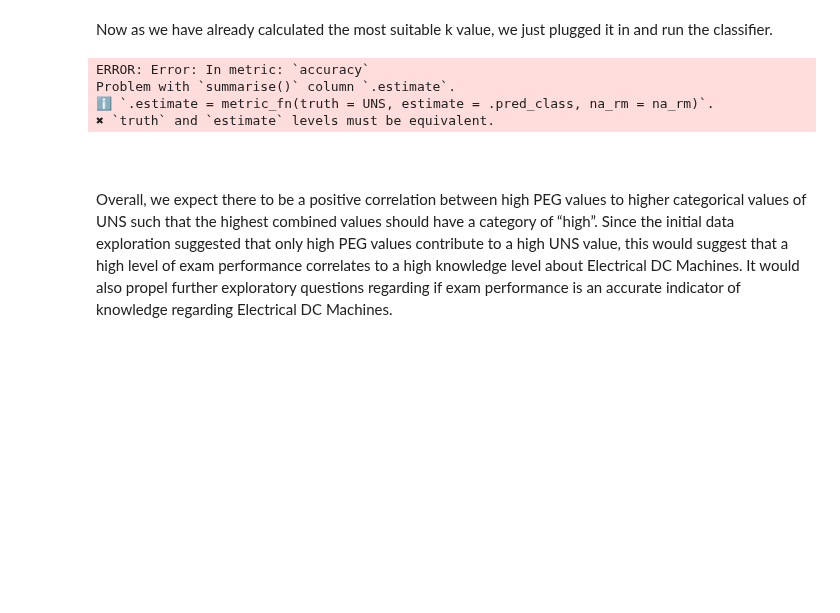
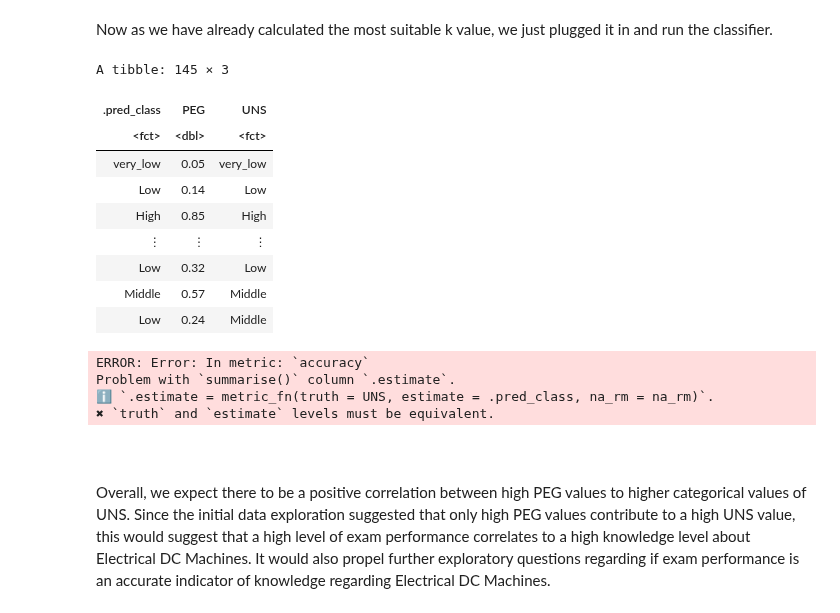
Before and after one commit to pgbenng/DSCI-Group-38-Project, a Jupyter notebook: proposal.ipynb, the cells around one changed output. Drawn from its saved outputs; the diff is of its cells as text; code cells hidden in the pictures; blank space fills up the shorter version.

Commit message:
Organized the format & added explanations
I have made the format of our project tidy and also added some explanations to the code and steps.

```diff
--- a/proposal.ipynb
+++ b/proposal.ipynb
@@ -231,28 +249,38 @@ Now as we have already calculated the most suitable k value, we just plugged it
 # %%
 set.seed(9999)
 knn_spec_2 <- nearest_neighbor(weight_func = "rectangular", neighbors = kmin) %>%      # plug in the k value we found above
               set_engine("kknn") %>%
               set_mode("classification")
 
 knn_fit <- workflow() %>%
            add_recipe(recipe) %>%
            add_model(knn_spec_2) %>%
            fit(data = dataset_training)       #fit the training data
 
 predictions <- knn_fit %>%
                predict(dataset_testing) %>%
                bind_cols(dataset_testing)
-
+predictions
 summary <- predictions %>%
            metrics(truth = UNS, estimate = .pred_class) %>%
            filter(.metric == "accuracy")%>%
            select(.estimate)
 summary
 # %% [output]
-ERROR: Error: In metric: `accuracy`
-Problem with `summarise()` column `.estimate`.
-ℹ `.estimate = metric_fn(truth = UNS, estimate = .pred_class, na_rm = na_rm)`.
-✖ `truth` and `estimate` levels must be equivalent.
+A tibble: 145 × 3
+| .pred_class | PEG | UNS |
+| <fct> | <dbl> | <fct> |
+| very_low | 0.05 | very_low |
+| Low | 0.14 | Low |
+| High | 0.85 | High |
+| ⋮ | ⋮ | ⋮ |
+| Low | 0.32 | Low |
+| Middle | 0.57 | Middle |
+| Low | 0.24 | Middle |
+ERROR: Error: In metric: `accuracy`
+Problem with `summarise()` column `.estimate`.
+ℹ `.estimate = metric_fn(truth = UNS, estimate = .pred_class, na_rm = na_rm)`.
+✖ `truth` and `estimate` levels must be equivalent.
 # %%
 
 conf_mat <- predictions %>%
@@ -261,4 +289,4 @@ conf_mat
 # %% [markdown]
 <br>
 # %% [markdown]
-Overall, we expect there to be a positive correlation between high PEG values to higher categorical values of UNS such that the highest combined values should have a category of “high”. Since the initial data exploration suggested that only high PEG values contribute to a high UNS value, this would suggest that a high level of exam performance correlates to a high knowledge level about Electrical DC Machines. It would also propel further exploratory questions regarding if exam performance is an accurate indicator of knowledge regarding Electrical DC Machines.
+Overall, we expect there to be a positive correlation between high PEG values to higher categorical values of UNS. Since the initial data exploration suggested that only high PEG values contribute to a high UNS value, this would suggest that a high level of exam performance correlates to a high knowledge level about Electrical DC Machines. It would also propel further exploratory questions regarding if exam performance is an accurate indicator of knowledge regarding Electrical DC Machines.
```
Also changed, not shown: parts of 20 cells of this notebook.
